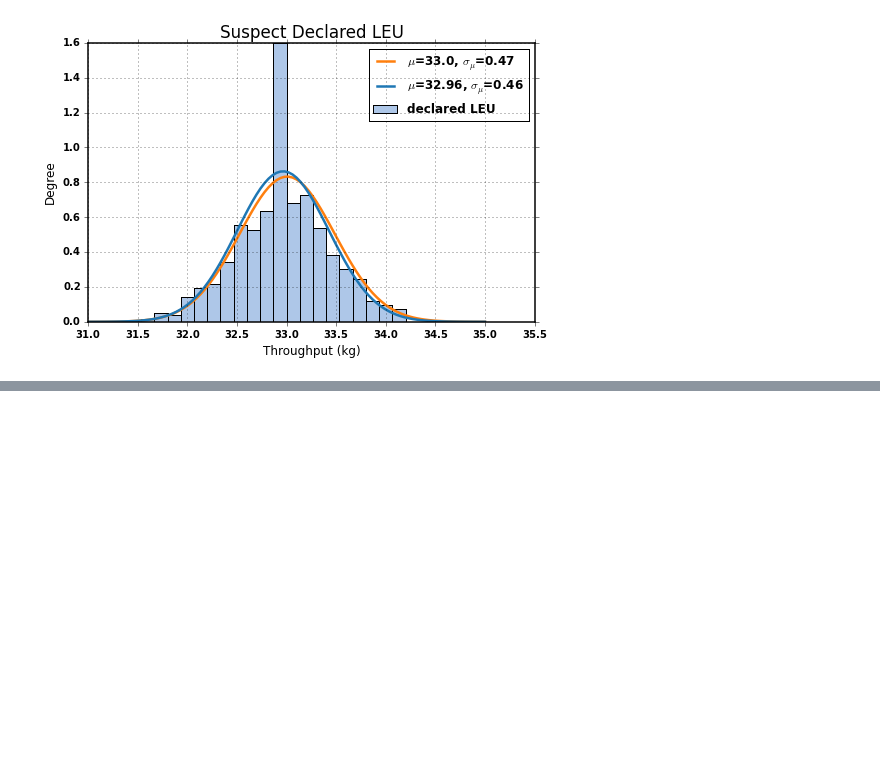
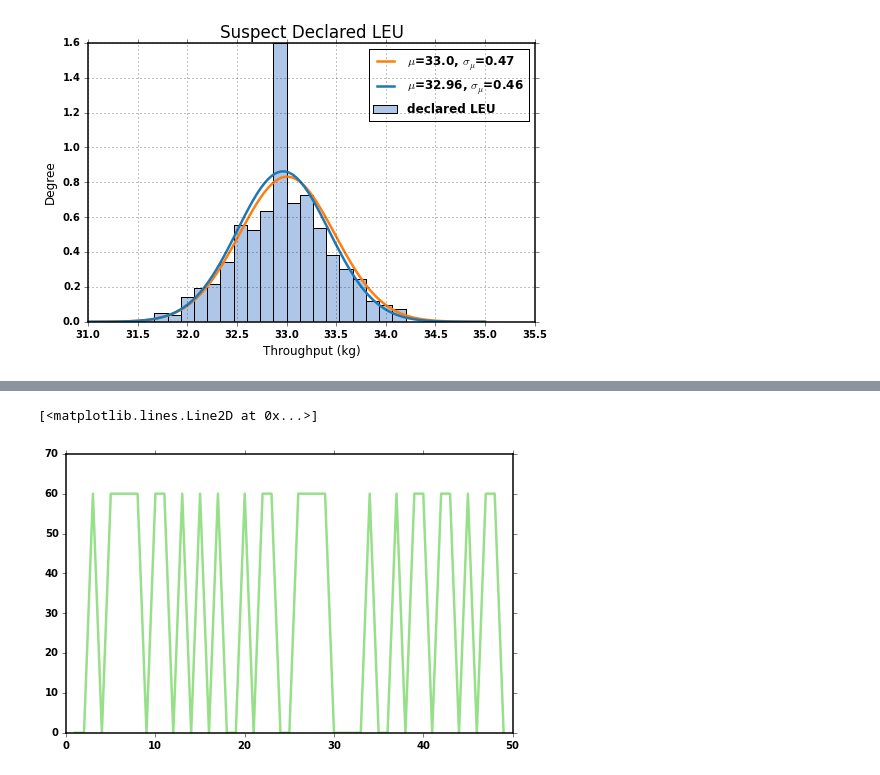
Before and after one commit to bam241/cvt_analysis, a Jupyter notebook: test_cyan.ipynb, the cells around one changed output, grey strips where cells are left out. Cells and saved outputs as stored; diff of their text form; code cells hidden in the pictures; blank space fills up the shorter version.

```diff
--- a/test_cyan.ipynb
+++ b/test_cyan.ipynb
@@ -248,0 +275,5 @@ else:
+# %%
+plt.plot(time_HEU_yes, (HEU_yes_tp)*2000, label='Net LEU (w/diversion)', color=tableau20[i_heu+1])
+# %% [output]
+[<matplotlib.lines.Line2D at 0x...>]
+[figure, added]
```
Also changed, not shown: parts of 8 cells of this notebook, 10 other files.
